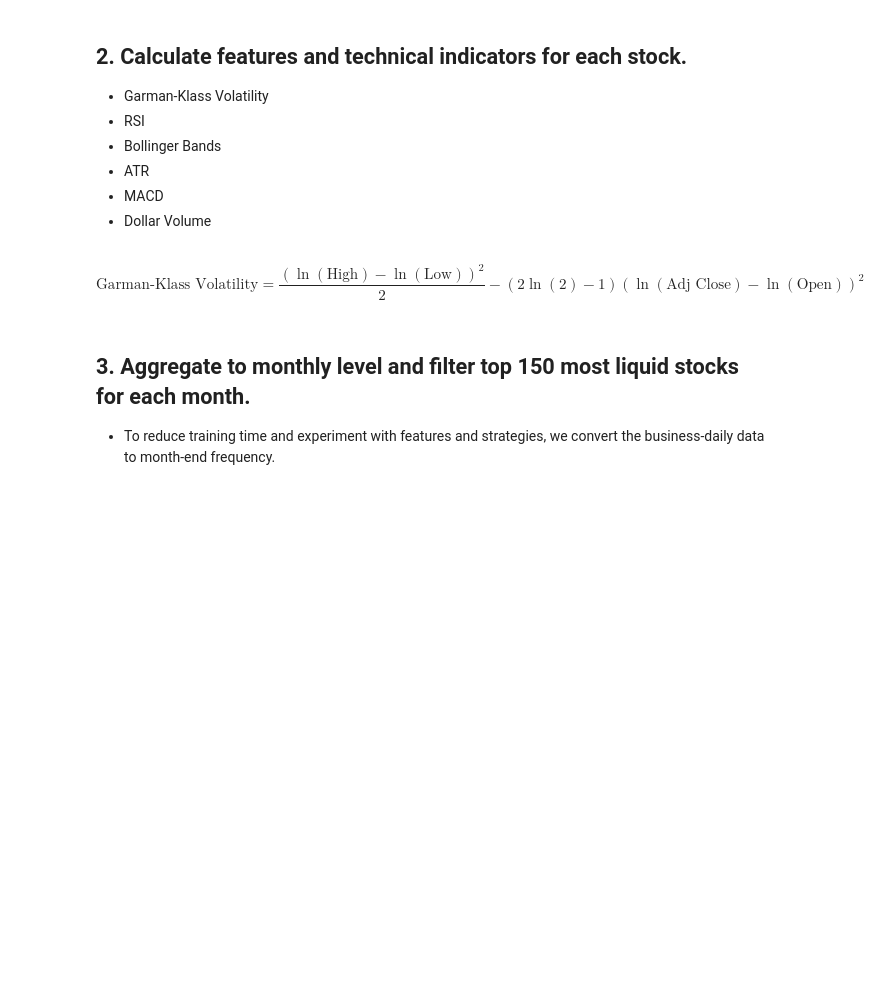
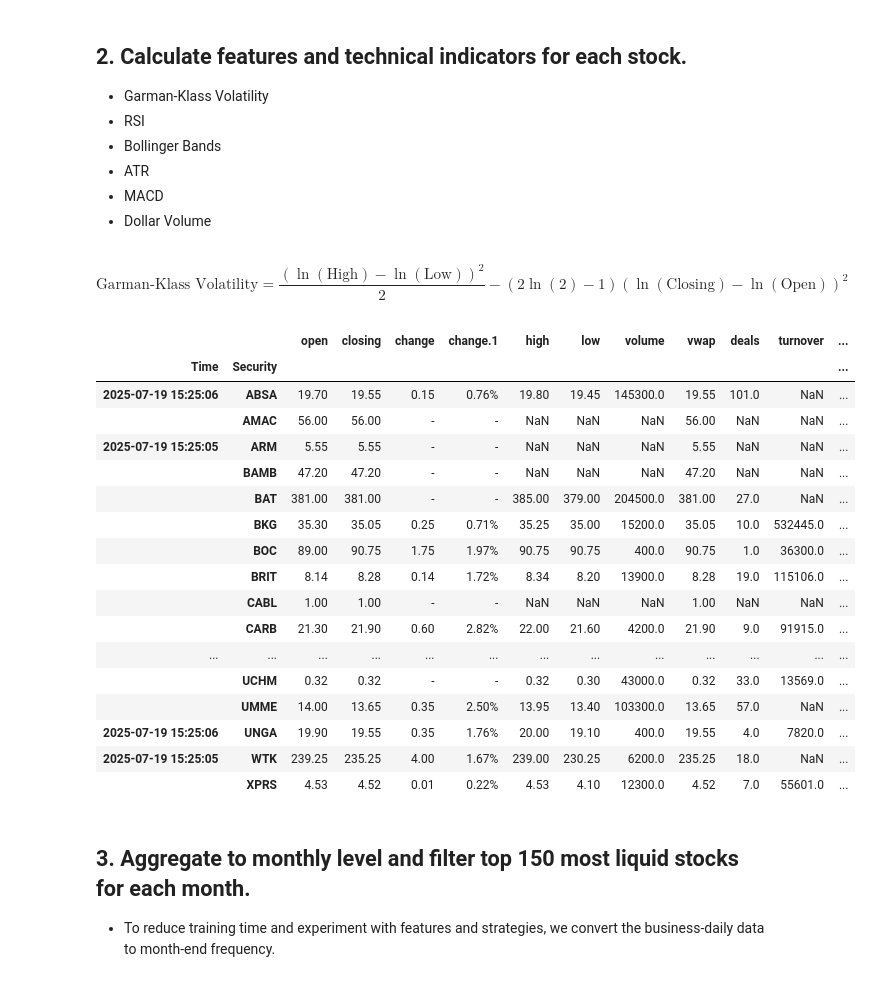
Before and after one commit to sxcntqnt/Algo_Trading_Machine_Learning-KE, a Jupyter notebook: Algorithmic_Trading_Machine_Learning_Quant_Strategies.ipynb, the cells around one changed output. Cells and saved outputs as stored; diff of their text form; code cells hidden in the pictures; blank space fills up the shorter version.

```diff
--- a/Algorithmic_Trading_Machine_Learning_Quant_Strategies.ipynb
+++ b/Algorithmic_Trading_Machine_Learning_Quant_Strategies.ipynb
@@ -157,37 +202,49 @@ ValueError: No tables found
 * Dollar Volume
 # %% [markdown]
 \begin{equation}
-\text{Garman-Klass Volatility} = \frac{(\ln(\text{High}) - \ln(\text{Low}))^2}{2} - (2\ln(2) - 1)(\ln(\text{Adj Close}) - \ln(\text{Open}))^2
+\text{Garman-Klass Volatility} = \frac{(\ln(\text{High}) - \ln(\text{Low}))^2}{2} - \left(2\ln(2) - 1\right) \left(\ln(\text{Closing}) - \ln(\text{Open})\right)^2
 \end{equation}
+# %%
+# Garman-Klass Volatility using TA-Lib (assuming `high`, `low`, `close`, `open` are present)
+df['garman_klass_vol'] = ((np.log(df['high']) - np.log(df['low']))**2)/2 - (2 * np.log(2) - 1) * ((np.log(df['closing']) - np.log(df['open']))**2)
+
+# RSI using TA-Lib (length = 20)
+df['rsi'] = talib.RSI(df['closing'], timeperiod=20)
+
+# Bollinger Bands using TA-Lib (length = 20, 2 standard deviations for upper and lower bands)
+df['bb_low'], df['bb_mid'], df['bb_high'] = talib.BBANDS(df['closing'], timeperiod=20, nbdevup=2, nbdevdn=2, matype=0)
+
+# ATR using TA-Lib (length = 14)
+df['atr'] = talib.ATR(df['high'], df['low'], df['closing'], timeperiod=14)
+
+# MACD using TA-Lib (MACD, Signal, Hist)
+macd, macdsignal, macdhist = talib.MACD(df['closing'], fastperiod=12, slowperiod=26, signalperiod=9)
+df['macd'] = macd
+
+# Dollar Volume (no change, same calculation as before)
+df['dollar_volume'] = (df['closing'] * df['volume']) / 1e6
 # %%
-df['garman_klass_vol'] = ((np.log(df['high'])-np.log(df['low']))**2)/2-(2*np.log(2)-1)*((np.log(df['adj close'])-np.log(df['open']))**2)
-
-df['rsi'] = df.groupby(level=1)['adj close'].transform(lambda x: pandas_ta.rsi(close=x, length=20))
-
-df['bb_low'] = df.groupby(level=1)['adj close'].transform(lambda x: pandas_ta.bbands(close=np.log1p(x), length=20).iloc[:,0])
-
-df['bb_mid'] = df.groupby(level=1)['adj close'].transform(lambda x: pandas_ta.bbands(close=np.log1p(x), length=20).iloc[:,1])
-
-df['bb_high'] = df.groupby(level=1)['adj close'].transform(lambda x: pandas_ta.bbands(close=np.log1p(x), length=20).iloc[:,2])
-
-def compute_atr(stock_data):
-    atr = pandas_ta.atr(high=stock_data['high'],
-                        low=stock_data['low'],
-                        close=stock_data['close'],
-                        length=14)
-    return atr.sub(atr.mean()).div(atr.std())
-
-df['atr'] = df.groupby(level=1, group_keys=False).apply(compute_atr)
-
-def compute_macd(close):
-    macd = pandas_ta.macd(close=close, length=20).iloc[:,0]
-    return macd.sub(macd.mean()).div(macd.std())
-
-df['macd'] = df.groupby(level=1, group_keys=False)['adj close'].apply(compute_macd)
-
-df['dollar_volume'] = (df['adj close']*df['volume'])/1e6
 
 df
+# %% [output]
+|  |  | open | closing | change | change.1 | high | low | volume | vwap | deals | turnover | ... |
+| Time | Security |  |  |  |  |  |  |  |  |  |  | ... |
+| 2025-07-19 15:25:06 | ABSA | 19.70 | 19.55 | 0.15 | 0.76% | 19.80 | 19.45 | 145300.0 | 19.55 | 101.0 | NaN | ... |
+|  | AMAC | 56.00 | 56.00 | - | - | NaN | NaN | NaN | 56.00 | NaN | NaN | ... |
+| 2025-07-19 15:25:05 | ARM | 5.55 | 5.55 | - | - | NaN | NaN | NaN | 5.55 | NaN | NaN | ... |
+|  | BAMB | 47.20 | 47.20 | - | - | NaN | NaN | NaN | 47.20 | NaN | NaN | ... |
+|  | BAT | 381.00 | 381.00 | - | - | 385.00 | 379.00 | 204500.0 | 381.00 | 27.0 | NaN | ... |
+|  | BKG | 35.30 | 35.05 | 0.25 | 0.71% | 35.25 | 35.00 | 15200.0 | 35.05 | 10.0 | 532445.0 | ... |
+|  | BOC | 89.00 | 90.75 | 1.75 | 1.97% | 90.75 | 90.75 | 400.0 | 90.75 | 1.0 | 36300.0 | ... |
+|  | BRIT | 8.14 | 8.28 | 0.14 | 1.72% | 8.34 | 8.20 | 13900.0 | 8.28 | 19.0 | 115106.0 | ... |
+|  | CABL | 1.00 | 1.00 | - | - | NaN | NaN | NaN | 1.00 | NaN | NaN | ... |
+|  | CARB | 21.30 | 21.90 | 0.60 | 2.82% | 22.00 | 21.60 | 4200.0 | 21.90 | 9.0 | 91915.0 | ... |
+| ... | ... | ... | ... | ... | ... | ... | ... | ... | ... | ... | ... | ... |
+|  | UCHM | 0.32 | 0.32 | - | - | 0.32 | 0.30 | 43000.0 | 0.32 | 33.0 | 13569.0 | ... |
+|  | UMME | 14.00 | 13.65 | 0.35 | 2.50% | 13.95 | 13.40 | 103300.0 | 13.65 | 57.0 | NaN | ... |
+| 2025-07-19 15:25:06 | UNGA | 19.90 | 19.55 | 0.35 | 1.76% | 20.00 | 19.10 | 400.0 | 19.55 | 4.0 | 7820.0 | ... |
+| 2025-07-19 15:25:05 | WTK | 239.25 | 235.25 | 4.00 | 1.67% | 239.00 | 230.25 | 6200.0 | 235.25 | 18.0 | NaN | ... |
+|  | XPRS | 4.53 | 4.52 | 0.01 | 0.22% | 4.53 | 4.10 | 12300.0 | 4.52 | 7.0 | 55601.0 | ... |
 # %% [markdown]
 ## 3. Aggregate to monthly level and filter top 150 most liquid stocks for each month.
 
```
Also changed, not shown: parts of 21 cells of this notebook.
